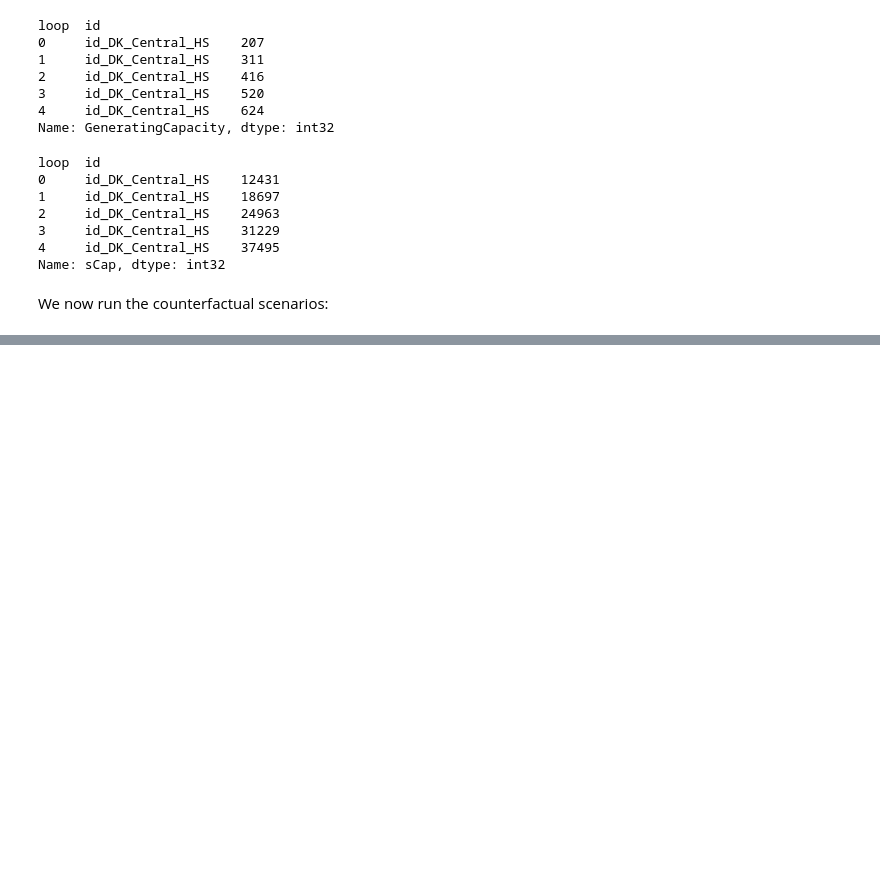
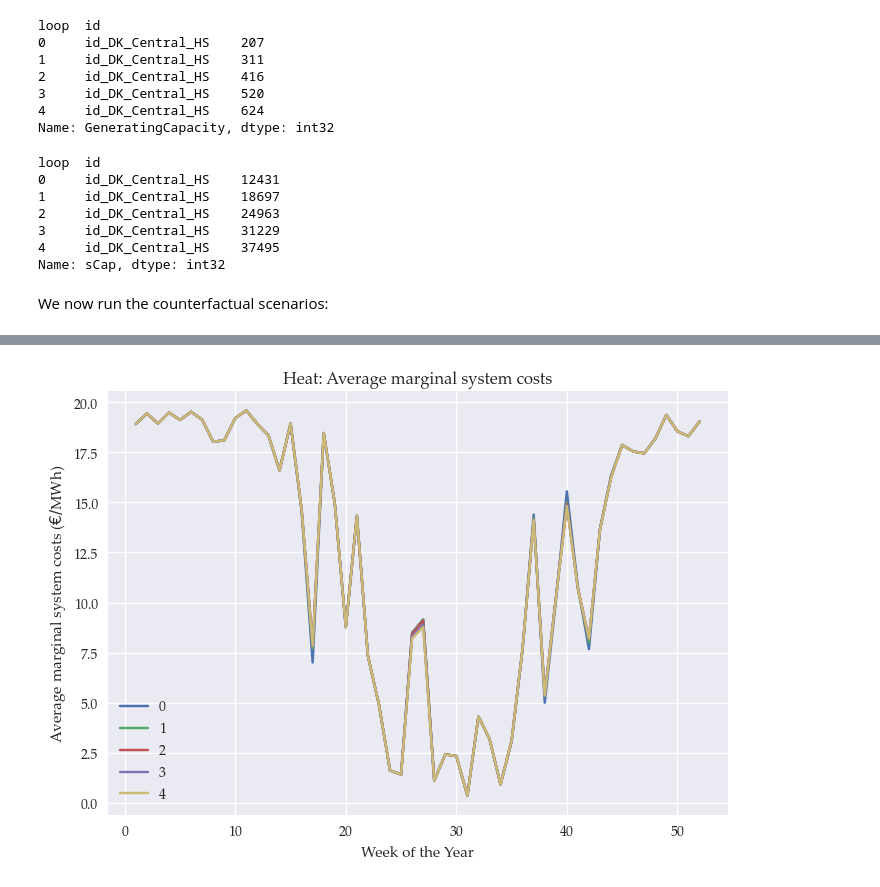
Before and after one commit to marcherger/EnergyEconGroupWork, a Jupyter notebook: Analysis_mBasicPH_storage.ipynb, the cells around one changed output, grey strips where cells are left out. Saved outputs shown, nothing was run; the diff lists cells and outputs as text; code cells hidden in the pictures; blank space fills up the shorter version.

```diff
--- a/Analysis_mBasicPH_storage.ipynb
+++ b/Analysis_mBasicPH_storage.ipynb
@@ -480,0 +509,16 @@ loop_id=loop[[0,1,2,3,4]]
+# %%
+# Add hour mapping to df
+marginalSystemCosts_H_df_loop_week = adj.rc_pd(solution['marginalSystemCosts_H'],loop_id).unstack('loop').reset_index().merge(m.db['h2Week'].to_frame(index=False))
+
+# Deleta h column as it messes up plotting
+marginalSystemCosts_H_df_loop_week = marginalSystemCosts_H_df_loop_week.drop('h', axis=1)
+
+# Plot the subset Series
+marginalSystemCosts_H_df_loop_week.groupby('Week').mean().plot()
+plt.xlabel('Week of the Year')
+plt.ylabel('Average marginal system costs ($€/$MWh)')
+plt.title('Heat: Average marginal system costs')
+plt.savefig('counterfactual_weekly_systemcosts_H_plot.png')
+plt.show()
+# %% [output]
+[figure, added]
```
Also changed, not shown: parts of 29 cells of this notebook, 18 other files.
